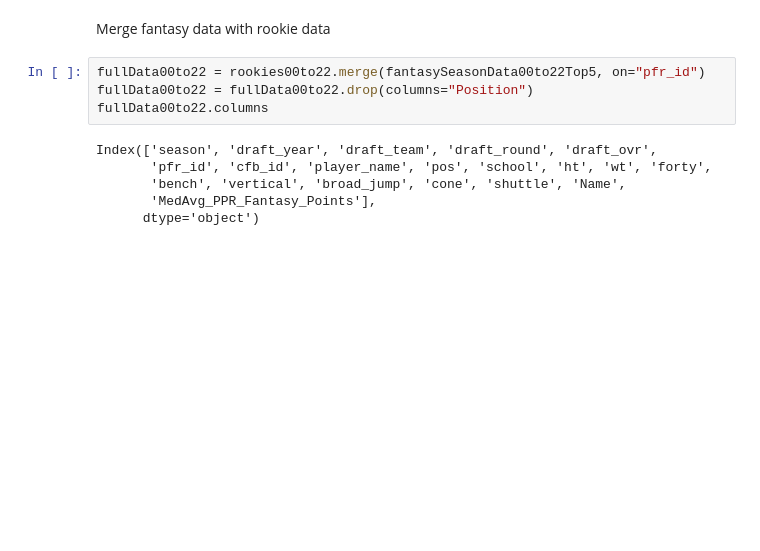
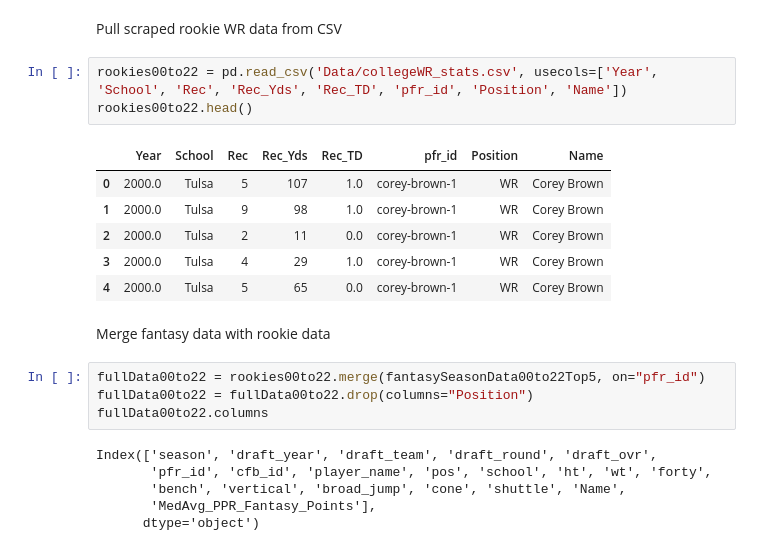
Before and after one commit to Zaccchh/FFCareerPrediction, a Jupyter notebook: WR_model.ipynb, the cells around one changed output. Drawn from its saved outputs; the diff is of its cells as text; blank space fills up the shorter version.

```diff
--- a/newDataTest.ipynb
+++ b/WR_model.ipynb
@@ -145,3 +59,15 @@ fantasySeasonData00to22Top5.head()
+# %% [markdown]
+Pull scraped rookie WR data from CSV
+# %%
+rookies00to22 = pd.read_csv('Data/collegeWR_stats.csv', usecols=['Year', 'School', 'Rec', 'Rec_Yds', 'Rec_TD', 'pfr_id', 'Position', 'Name'])
+rookies00to22.head()
+# %% [output]
+|  | Year | School | Rec | Rec_Yds | Rec_TD | pfr_id | Position | Name |
+| 0 | 2000.0 | Tulsa | 5 | 107 | 1.0 | corey-brown-1 | WR | Corey Brown |
+| 1 | 2000.0 | Tulsa | 9 | 98 | 1.0 | corey-brown-1 | WR | Corey Brown |
+| 2 | 2000.0 | Tulsa | 2 | 11 | 0.0 | corey-brown-1 | WR | Corey Brown |
+| 3 | 2000.0 | Tulsa | 4 | 29 | 1.0 | corey-brown-1 | WR | Corey Brown |
+| 4 | 2000.0 | Tulsa | 5 | 65 | 0.0 | corey-brown-1 | WR | Corey Brown |
 # %% [markdown]
 Merge fantasy data with rookie data
 # %%
```
Also changed, not shown: parts of 26 cells of this notebook, 1 other file.
